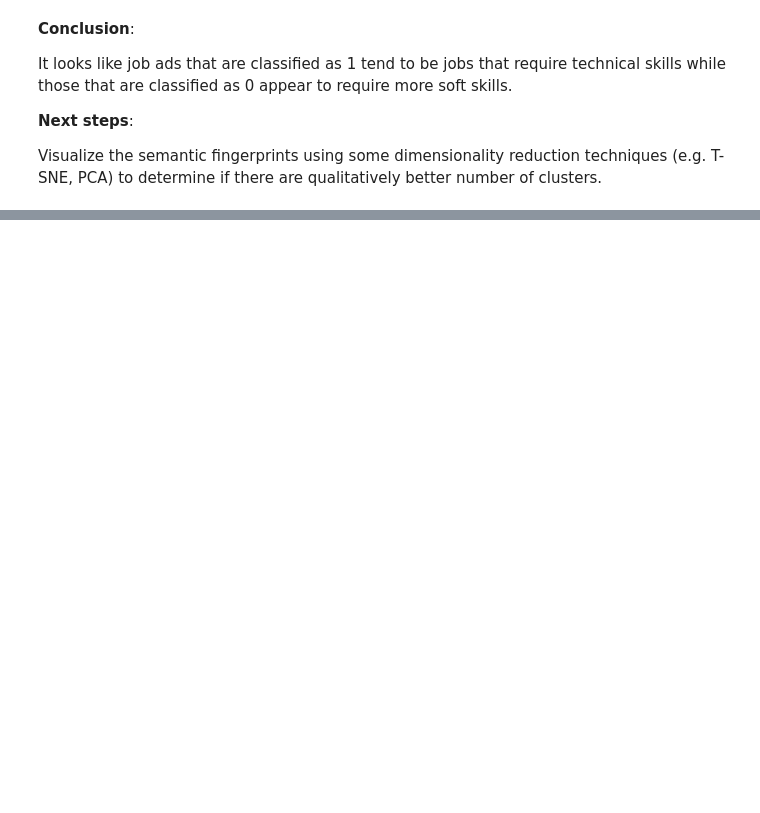
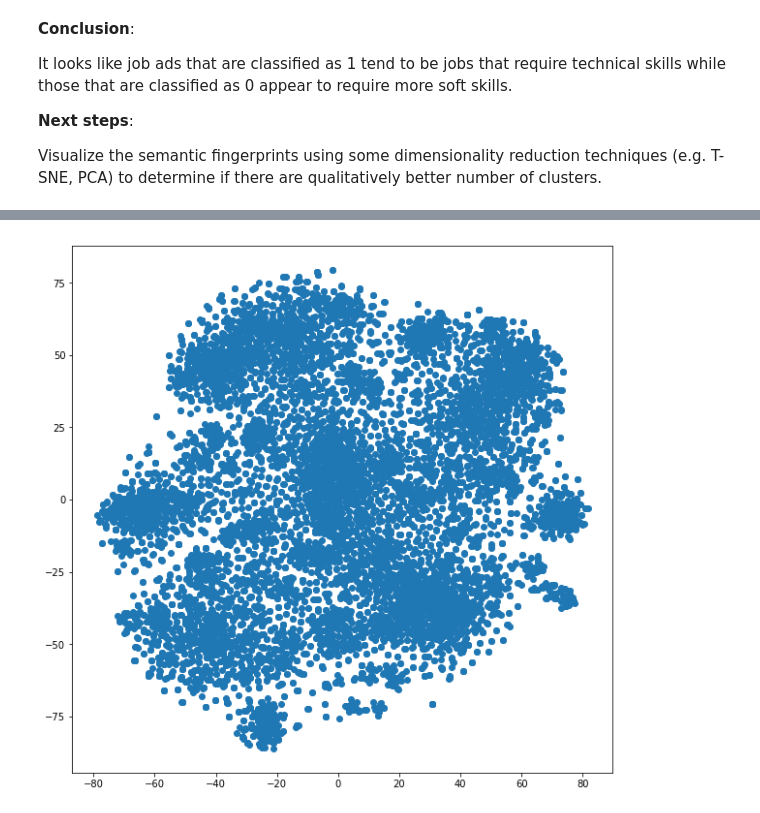
Before and after one commit to hsm207/seek, a Jupyter notebook: notebooks/question_3.ipynb, the cells around one changed output, grey strips where cells are left out. Drawn from its saved outputs; the diff is of its cells as text; code cells hidden in the pictures; blank space fills up the shorter version.

Commit message:
Experimented with Glove embeddings in question 3.

```diff
--- a/notebooks/question_3.ipynb
+++ b/notebooks/question_3.ipynb
@@ -164,0 +171,3 @@ Visualize the semantic fingerprints using some dimensionality reduction techniqu
+# %%
+import spacy
+nlp = spacy.load('en_core_web_lg')
@@ -164,0 +185,7 @@ Visualize the semantic fingerprints using some dimensionality reduction techniqu
+# %%
+%%time
+q2_glove_df = q2_df.drop_duplicates(['Clean Job Responsibilities'])
+
+q2_glove_df['glove_embeddings'] = q2_glove_df['Clean Job Responsibilities']\
+                                    .fillna('')\
+                                    .apply(lambda text: nlp(text).vector)
@@ -164,0 +196,2 @@ Visualize the semantic fingerprints using some dimensionality reduction techniqu
+# %%
+feature_matrix_glove = np.stack(q2_glove_df['glove_embeddings'].values)
@@ -164,0 +265,6 @@ Visualize the semantic fingerprints using some dimensionality reduction techniqu
+# %%
+%%time
+n_samples = 10000
+idx = np.random.choice(feature_matrix_glove.shape[0], n_samples, replace = False)
+
+reduced_features_glove = TSNE(n_components=2).fit_transform(feature_matrix_glove[idx, :])
@@ -164,0 +273,6 @@ Visualize the semantic fingerprints using some dimensionality reduction techniqu
+# %%
+plt.figure(figsize=(10,10))
+plt.scatter(reduced_features_glove[:, 0], reduced_features_glove[:, 1])
+plt.show()
+# %% [output]
+[figure, added]
```
Also changed, not shown: parts of 31 cells of this notebook.
